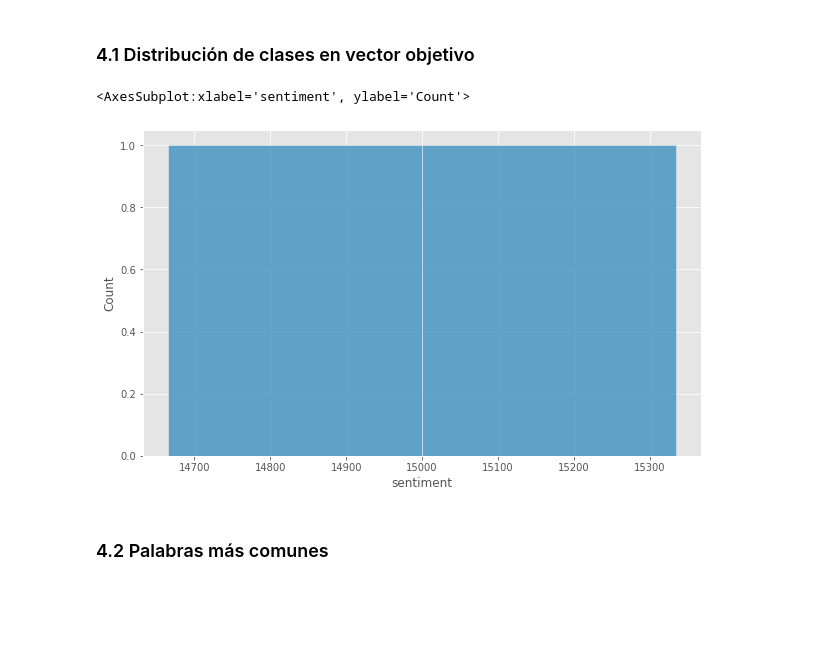
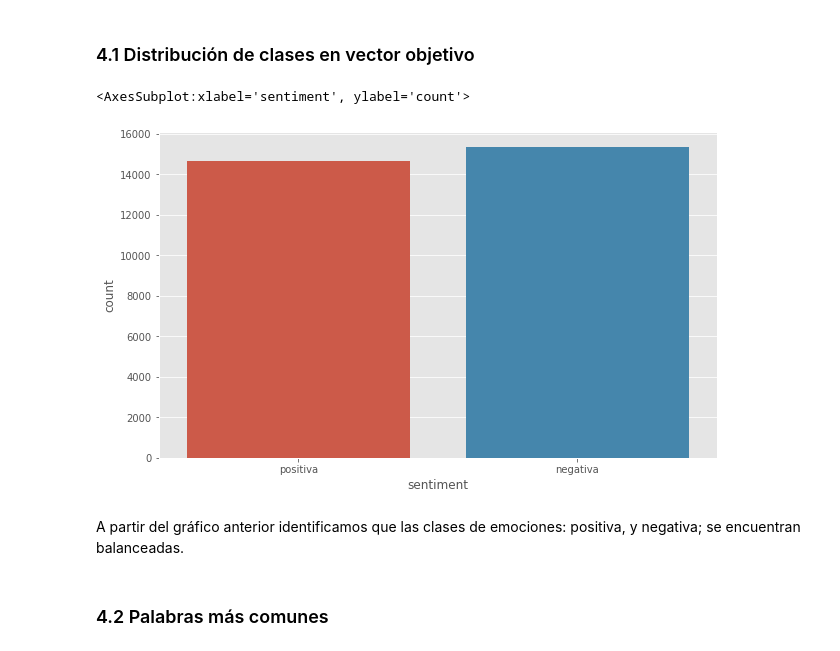
Before and after one commit to oportusgonzalo/data-science-desafio-latam, a Jupyter notebook: machine-learning/prueba_final/prueba1.ipynb, the cells around one changed output. Saved outputs shown, nothing was run; the diff lists cells and outputs as text; code cells hidden in the pictures; blank space fills up the shorter version.

```diff
--- a/machine-learning/prueba_final/prueba1.ipynb
+++ b/machine-learning/prueba_final/prueba1.ipynb
@@ -146,10 +132,12 @@ A continuación indagamos sobre la estructura inicial de nuestro conjunto de dat
 # %% [markdown]
 ### 4.1 Distribución de clases en vector objetivo
 # %%
-sns.histplot(df['sentiment'].value_counts())
+sns.countplot(x=df['sentiment'])
 # %% [output]
-<AxesSubplot:xlabel='sentiment', ylabel='Count'>
+<AxesSubplot:xlabel='sentiment', ylabel='count'>
-[figure, old version]
+[figure, new version]
+# %% [markdown]
+A partir del gráfico anterior identificamos que las clases de emociones: positiva, y negativa; se encuentran balanceadas.
 # %% [markdown]
 ### 4.2 Palabras más comunes
 # %%
```
Also changed, not shown: parts of 7 cells of this notebook, 1 other file.
